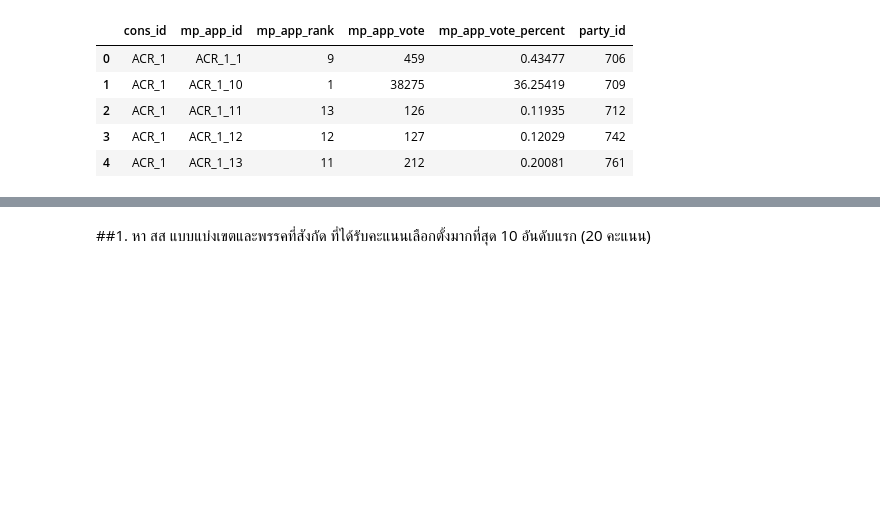
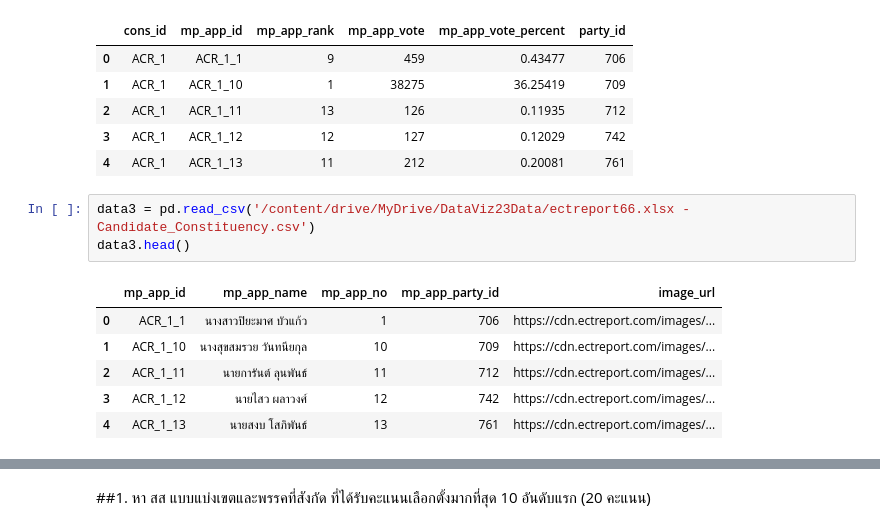
Before and after one commit to KorrawanOu/python_dataviz2023, a Jupyter notebook: MIDTERM_EXAM.ipynb, the cells around one changed output, grey strips where cells are left out. Drawn from its saved outputs; the diff is of its cells as text; blank space fills up the shorter version.

```diff
--- a/MIDTERM_EXAM.ipynb
+++ b/MIDTERM_EXAM.ipynb
@@ -51,3 +51,13 @@ data2.head()
 | 2 | ACR_1 | ACR_1_11 | 13 | 126 | 0.11935 | 712 |
 | 3 | ACR_1 | ACR_1_12 | 12 | 127 | 0.12029 | 742 |
 | 4 | ACR_1 | ACR_1_13 | 11 | 212 | 0.20081 | 761 |
+# %%
+data3 = pd.read_csv('/content/drive/MyDrive/DataViz23Data/ectreport66.xlsx - Candidate_Constituency.csv')
+data3.head()
+# %% [output]
+|  | mp_app_id | mp_app_name | mp_app_no | mp_app_party_id | image_url |
+| 0 | ACR_1_1 | นางสาวปิยะมาศ บัวแก้ว | 1 | 706 | https://cdn.ectreport.com/images/... |
+| 1 | ACR_1_10 | นางสุขสมรวย วันทนียกุล | 10 | 709 | https://cdn.ectreport.com/images/... |
+| 2 | ACR_1_11 | นายการันต์ ลุนพันธ์ | 11 | 712 | https://cdn.ectreport.com/images/... |
+| 3 | ACR_1_12 | นายไสว ผลาวงศ์ | 12 | 742 | https://cdn.ectreport.com/images/... |
+| 4 | ACR_1_13 | นายสงบ โสภิพันธ์ | 13 | 761 | https://cdn.ectreport.com/images/... |
```
Also changed, not shown: parts of 7 cells of this notebook.
